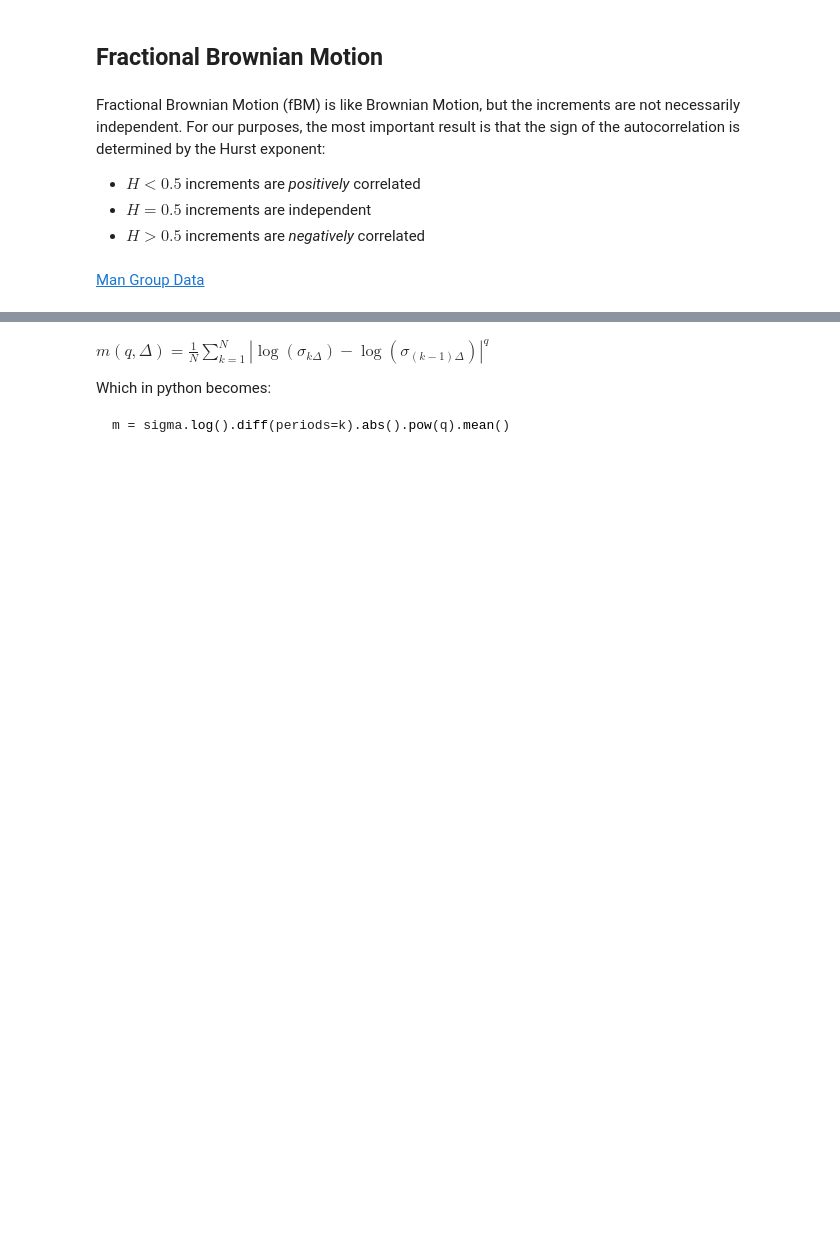
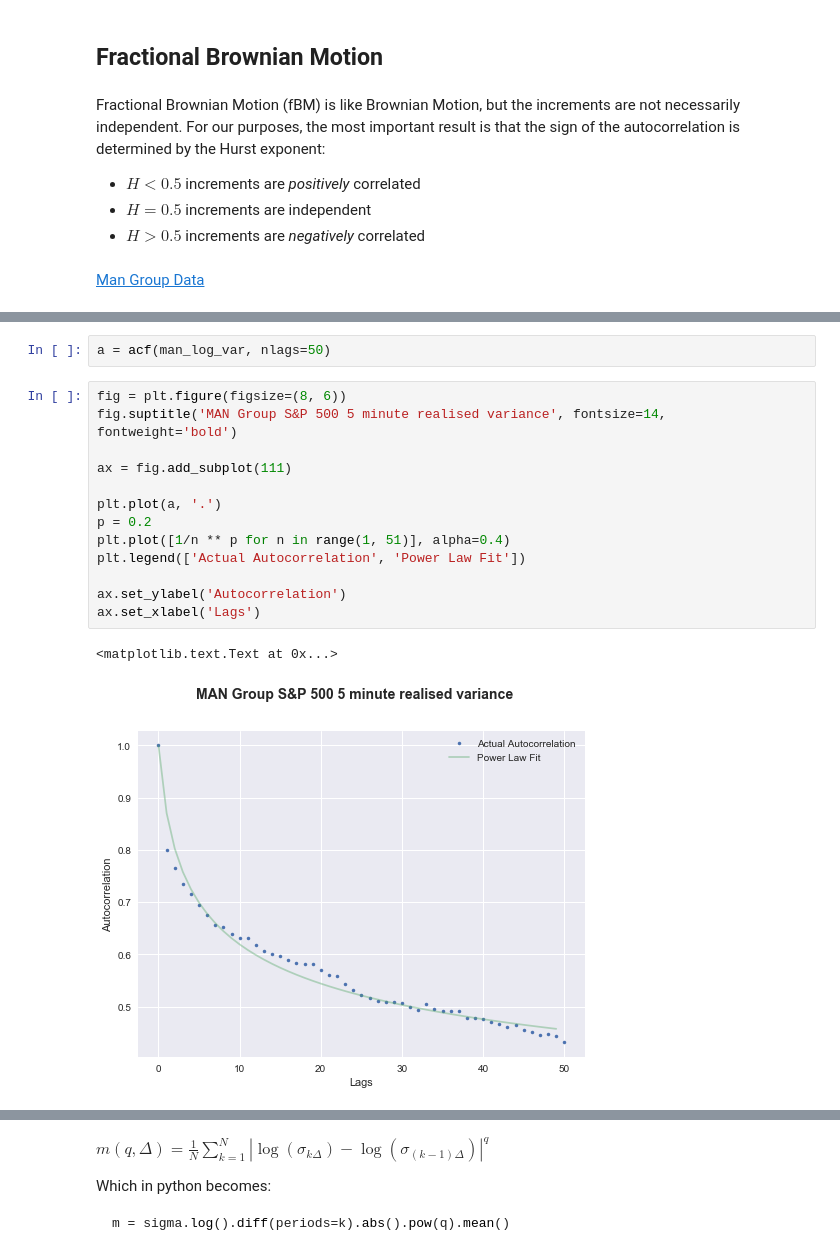
Before and after one commit to ef4s/RoughVol, a Jupyter notebook: Untitled.ipynb, the cells around one changed output, grey strips where cells are left out. Saved outputs shown, nothing was run; the diff lists cells and outputs as text; blank space fills up the shorter version.

```diff
--- a/Untitled.ipynb
+++ b/Untitled.ipynb
@@ -40,3 +61,21 @@ ax.xaxis.label.set_visible(False)
+# %%
+a = acf(man_log_var, nlags=50)
+# %%
+fig = plt.figure(figsize=(8, 6))
+fig.suptitle('MAN Group S&P 500 5 minute realised variance', fontsize=14, fontweight='bold')
+
+ax = fig.add_subplot(111)
+
+plt.plot(a, '.')
+p = 0.2
+plt.plot([1/n ** p for n in range(1, 51)], alpha=0.4)
+plt.legend(['Actual Autocorrelation', 'Power Law Fit'])
+
+ax.set_ylabel('Autocorrelation')
+ax.set_xlabel('Lags')
+# %% [output]
+<matplotlib.text.Text at 0x...>
+[figure, added]
 # %%
 fig = plt.figure(figsize=(8, 12))
 fig.suptitle('MAN Group S&P 500 5 minute realised variance', fontsize=14, fontweight='bold')
```
Also changed, not shown: parts of 35 cells of this notebook.
